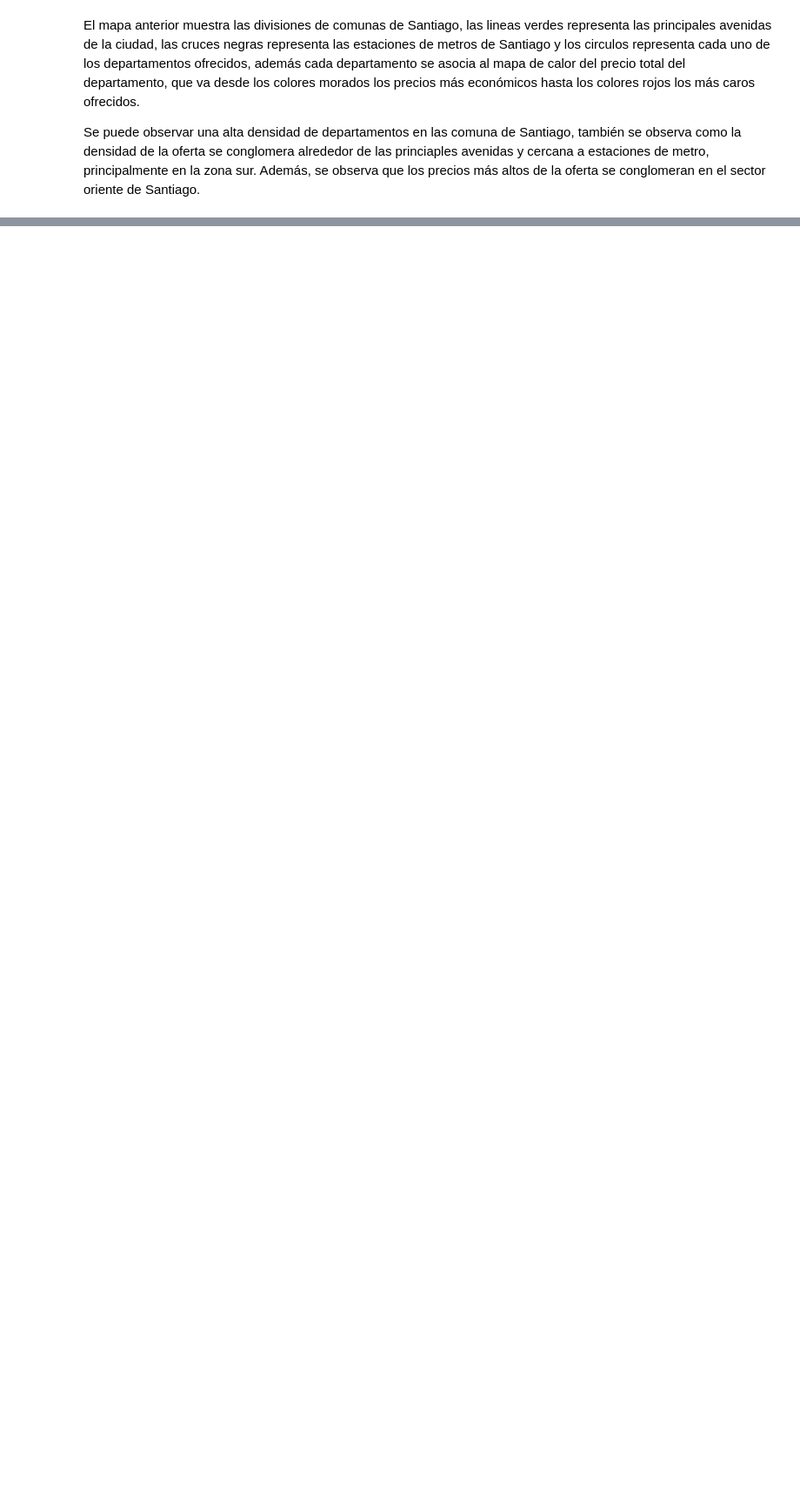
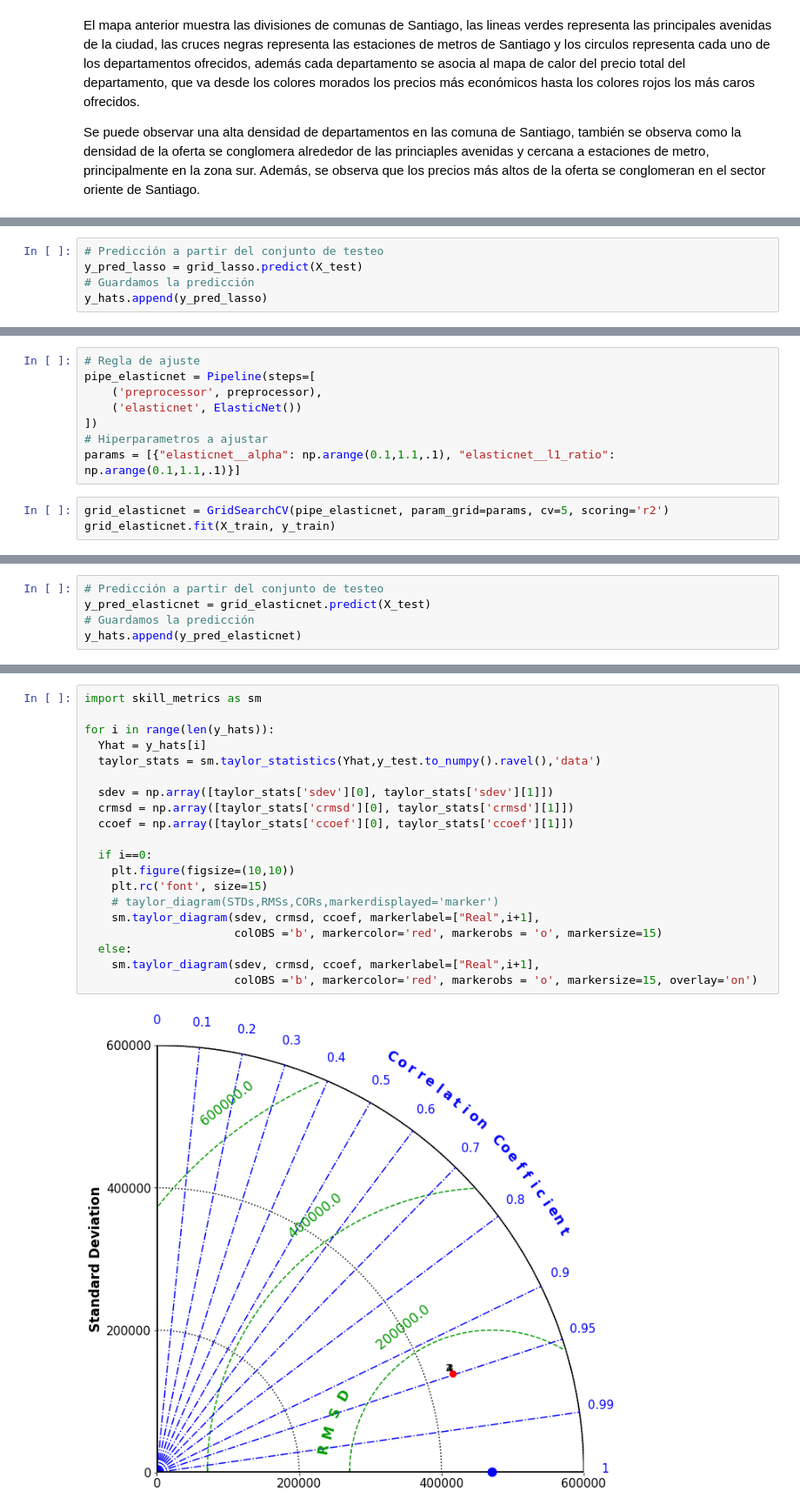
Before and after one commit to smenaaliaga/rent-apartment-system, a Jupyter notebook: analytics/tarea-2-ml.ipynb, the cells around one changed output, grey strips where cells are left out. Shown: that part at 87% size. Cells and saved outputs as stored; diff of their text form; blank space fills up the shorter version.

```diff
--- a/analytics/tarea-2-ml.ipynb
+++ b/analytics/tarea-2-ml.ipynb
@@ -374,0 +611,5 @@ Se puede observar una alta densidad de departamentos en las comuna de Santiago,
+# %%
+# Predicción a partir del conjunto de testeo
+y_pred_lasso = grid_lasso.predict(X_test)
+# Guardamos la predicción
+y_hats.append(y_pred_lasso)
@@ -374,0 +622,11 @@ Se puede observar una alta densidad de departamentos en las comuna de Santiago,
+# %%
+# Regla de ajuste
+pipe_elasticnet = Pipeline(steps=[
+    ('preprocessor', preprocessor),
+    ('elasticnet', ElasticNet())
+])
+# Hiperparametros a ajustar
+params = [{"elasticnet__alpha": np.arange(0.1,1.1,.1), "elasticnet__l1_ratio": np.arange(0.1,1.1,.1)}]
+# %%
+grid_elasticnet = GridSearchCV(pipe_elasticnet, param_grid=params, cv=5, scoring='r2')
+grid_elasticnet.fit(X_train, y_train)
@@ -374,0 +678,5 @@ Se puede observar una alta densidad de departamentos en las comuna de Santiago,
+# %%
+# Predicción a partir del conjunto de testeo
+y_pred_elasticnet = grid_elasticnet.predict(X_test)
+# Guardamos la predicción
+y_hats.append(y_pred_elasticnet)
@@ -374,0 +685,22 @@ Se puede observar una alta densidad de departamentos en las comuna de Santiago,
+# %%
+import skill_metrics as sm
+
+for i in range(len(y_hats)):
+  Yhat = y_hats[i]
+  taylor_stats = sm.taylor_statistics(Yhat,y_test.to_numpy().ravel(),'data')
+
+  sdev = np.array([taylor_stats['sdev'][0], taylor_stats['sdev'][1]])
+  crmsd = np.array([taylor_stats['crmsd'][0], taylor_stats['crmsd'][1]])
+  ccoef = np.array([taylor_stats['ccoef'][0], taylor_stats['ccoef'][1]])
+
+  if i==0:
+    plt.figure(figsize=(10,10))
+    plt.rc('font', size=15)
+    # taylor_diagram(STDs,RMSs,CORs,markerdisplayed='marker')
+    sm.taylor_diagram(sdev, crmsd, ccoef, markerlabel=["Real",i+1],
+                      colOBS ='b', markercolor='red', markerobs = 'o', markersize=15)
+  else:
+    sm.taylor_diagram(sdev, crmsd, ccoef, markerlabel=["Real",i+1],
+                      colOBS ='b', markercolor='red', markerobs = 'o', markersize=15, overlay='on')
+# %% [output]
+[figure, added]
```
Also changed, not shown: parts of 56 cells of this notebook.
